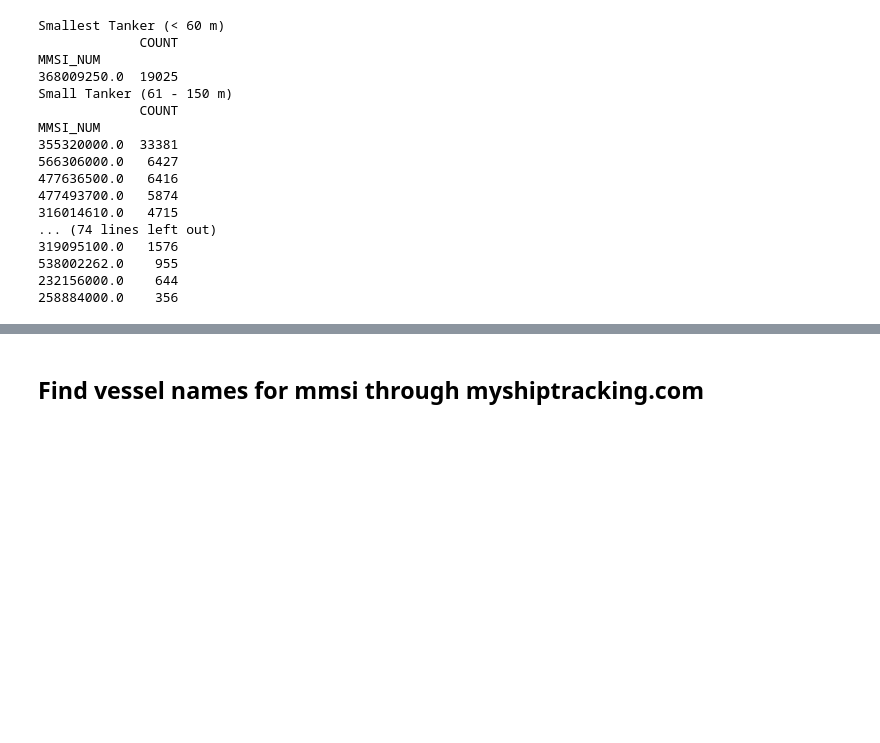
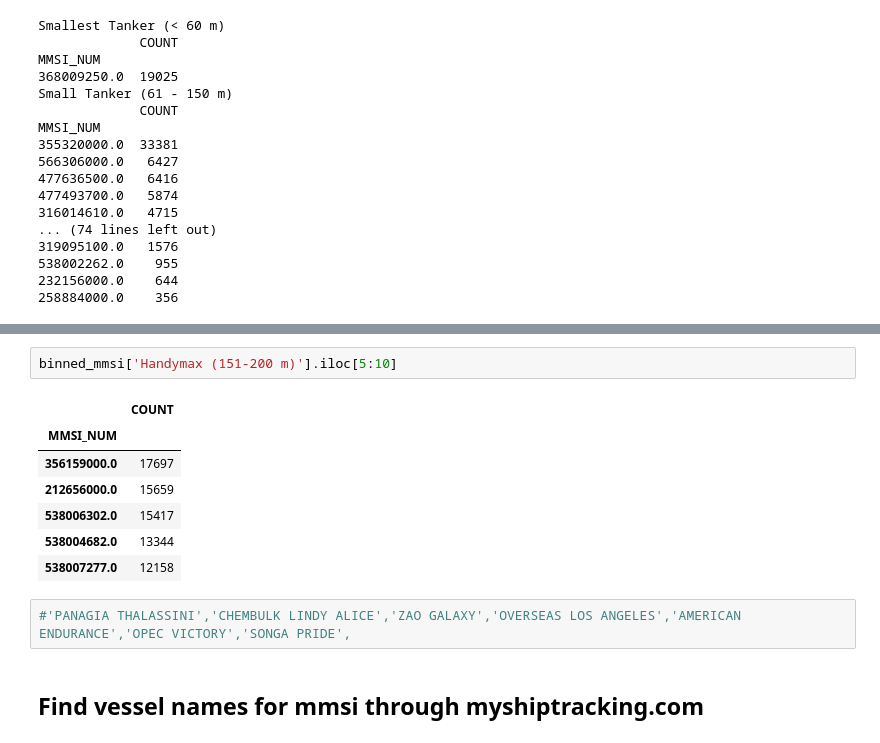
Before and after one commit to MIDOSS/analysis-rachael, a Jupyter notebook: notebooks/monte_carlo/QAQC_Tanker_AISlengths_DOEcapacities.ipynb, the cells around one changed output, grey strips where cells are left out. Saved outputs shown, nothing was run; the diff lists cells and outputs as text; blank space fills up the shorter version.

```diff
--- a/notebooks/monte_carlo/QAQC_Tanker_AISlengths_DOEcapacities.ipynb
+++ b/notebooks/monte_carlo/QAQC_Tanker_AISlengths_DOEcapacities.ipynb
@@ -379,3 +480,15 @@ MMSI_NUM
+# %%
+binned_mmsi['Handymax (151-200 m)'].iloc[5:10]
+# %% [output]
+|  | COUNT |
+| MMSI_NUM |  |
+| 356159000.0 | 17697 |
+| 212656000.0 | 15659 |
+| 538006302.0 | 15417 |
+| 538004682.0 | 13344 |
+| 538007277.0 | 12158 |
+# %%
+#'PANAGIA THALASSINI','CHEMBULK LINDY ALICE','ZAO GALAXY','OVERSEAS LOS ANGELES','AMERICAN ENDURANCE','OPEC VICTORY','SONGA PRIDE',
 # %% [markdown]
 ## Find vessel names for mmsi through myshiptracking.com
 # %%
```
Also changed, not shown: parts of 20 cells of this notebook, 1 other file.
